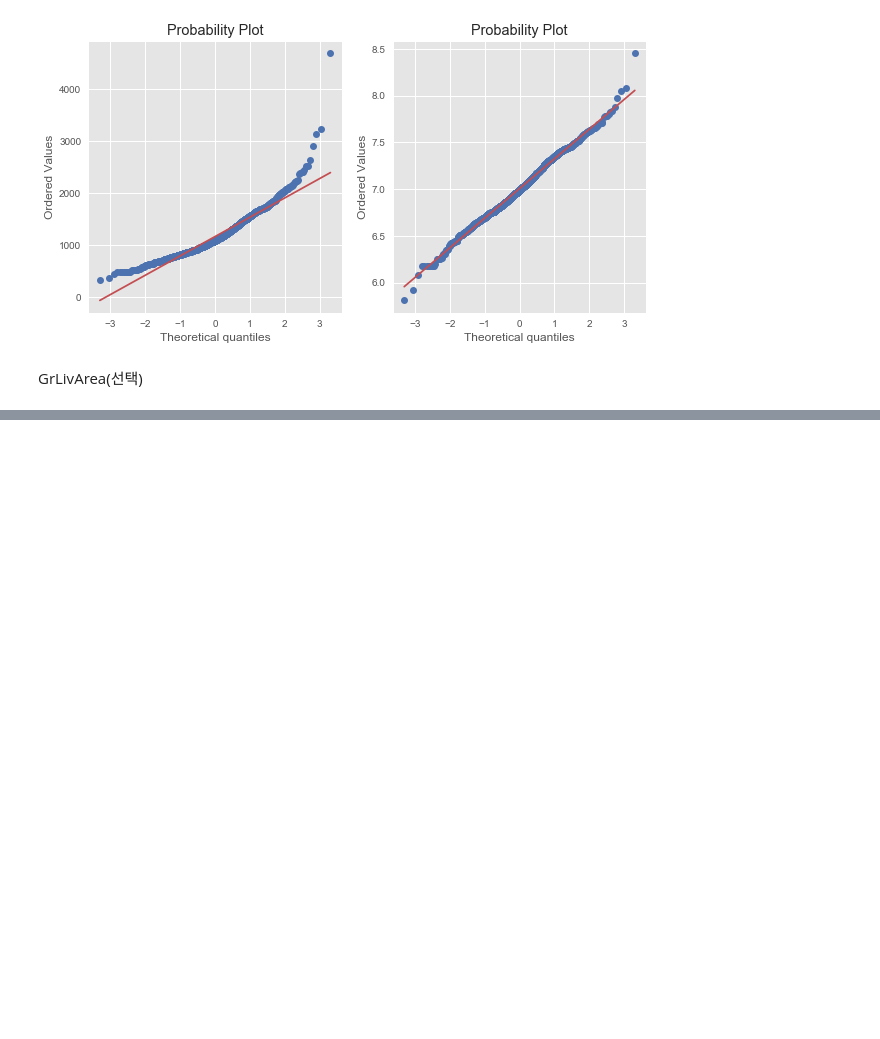
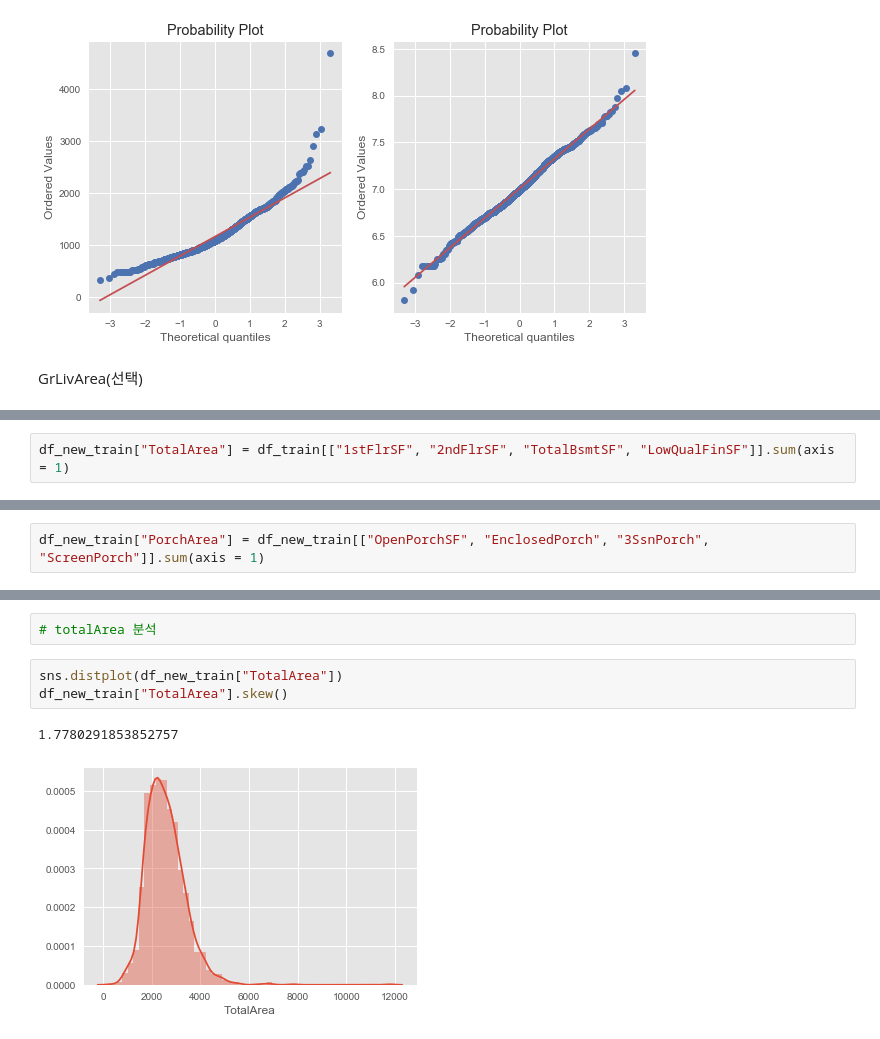
Before and after one commit to wjy5446/house-price-project, a Jupyter notebook: YoonJaeyoung/3-feature-selection.ipynb, the cells around one changed output, grey strips where cells are left out. Cells and saved outputs as stored; diff of their text form; blank space fills up the shorter version.

```diff
--- a/YoonJaeyoung/3-feature-selection.ipynb
+++ b/YoonJaeyoung/3-feature-selection.ipynb
@@ -300,0 +293,2 @@ cross validation : 0.1664739612579515
+# %%
+df_new_train["TotalArea"] = df_train[["1stFlrSF", "2ndFlrSF", "TotalBsmtSF", "LowQualFinSF"]].sum(axis = 1)
@@ -300,0 +305,2 @@ cross validation : 0.1664739612579515
+# %%
+df_new_train["PorchArea"] = df_new_train[["OpenPorchSF", "EnclosedPorch", "3SsnPorch", "ScreenPorch"]].sum(axis = 1)
@@ -300,0 +336,8 @@ cross validation : 0.1664739612579515
+# %%
+# totalArea 분석
+# %%
+sns.distplot(df_new_train["TotalArea"])
+df_new_train["TotalArea"].skew()
+# %% [output]
+1.7780291853852757
+[figure, added]
```
Also changed, not shown: parts of 41 cells of this notebook.
